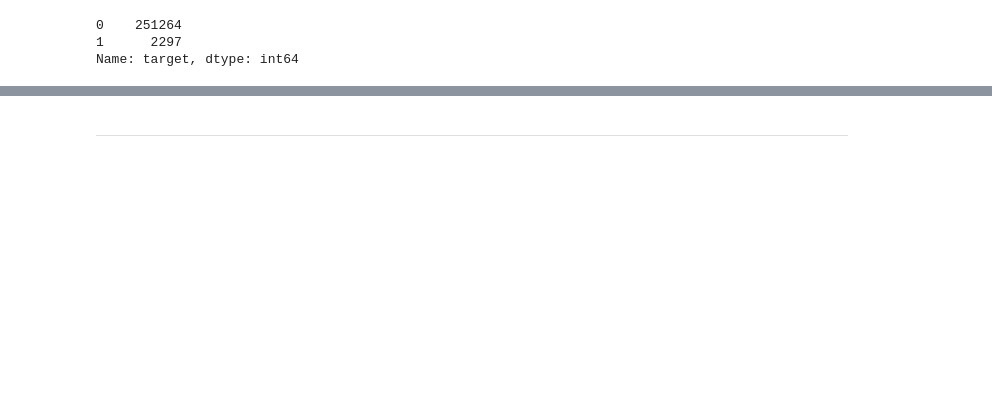
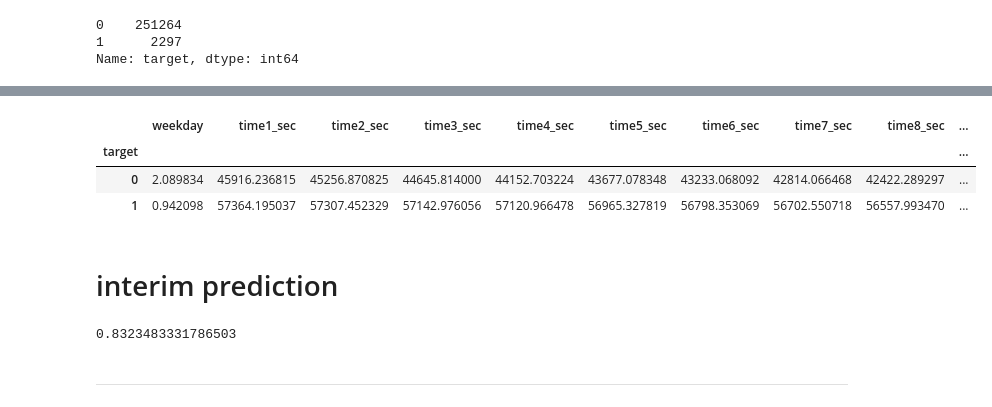
Before and after one commit to warshtayner/ODS_Alice, a Jupyter notebook: main.ipynb, the cells around one changed output, grey strips where cells are left out. Cells and saved outputs as stored; diff of their text form; code cells hidden in the pictures; blank space fills up the shorter version.

Commit message:
iterim prediction

```diff
--- a/main.ipynb
+++ b/main.ipynb
@@ -77,0 +143,9 @@ TypeError: Cannot convert input [session_id
+# %%
+df_time.groupby(by='target').mean()
+# %% [output]
+|  | weekday | time1_sec | time2_sec | time3_sec | time4_sec | time5_sec | time6_sec | time7_sec | time8_sec | ... |
+| target |  |  |  |  |  |  |  |  |  | ... |
+| 0 | 2.089834 | 45916.236815 | 45256.870825 | 44645.814000 | 44152.703224 | 43677.078348 | 43233.068092 | 42814.066468 | 42422.289297 | ... |
+| 1 | 0.942098 | 57364.195037 | 57307.452329 | 57142.976056 | 57120.966478 | 56965.327819 | 56798.353069 | 56702.550718 | 56557.993470 | ... |
+# %% [markdown]
+# interim prediction
@@ -78,2 +172,6 @@ TypeError: Cannot convert input [session_id
+# %%
+print(get_auc_lr_valid(df_test, y_train_full))
+# %% [output]
+0.8323483331786503
 # %% [markdown]
 ---
```
Also changed, not shown: parts of 10 cells of this notebook.
